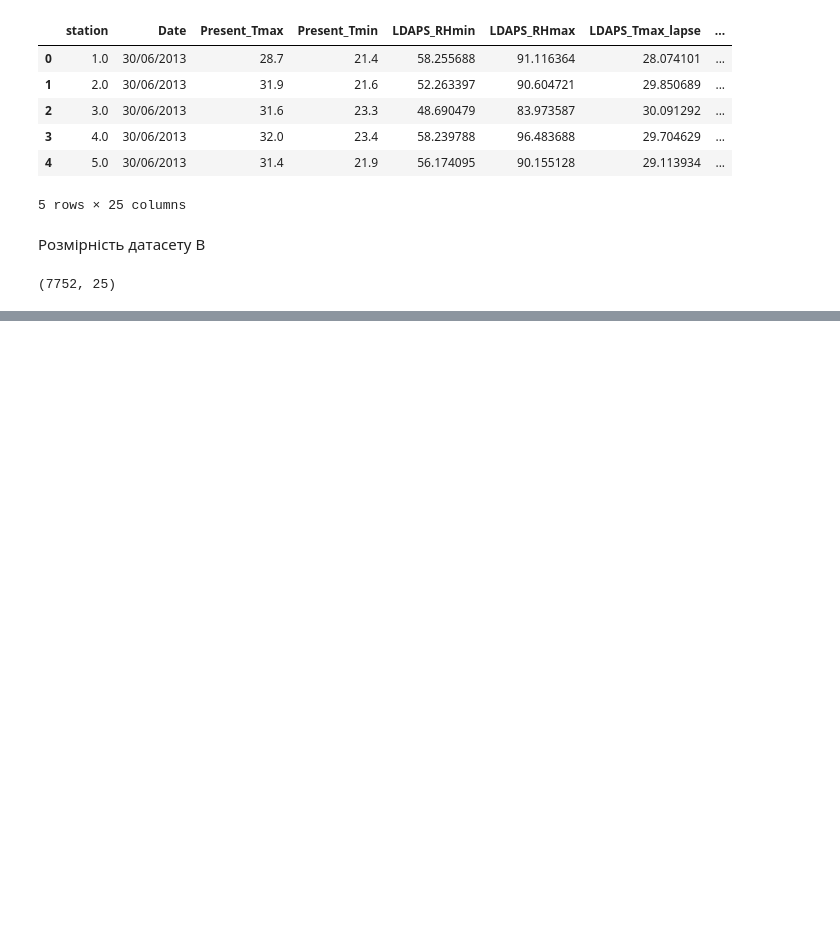
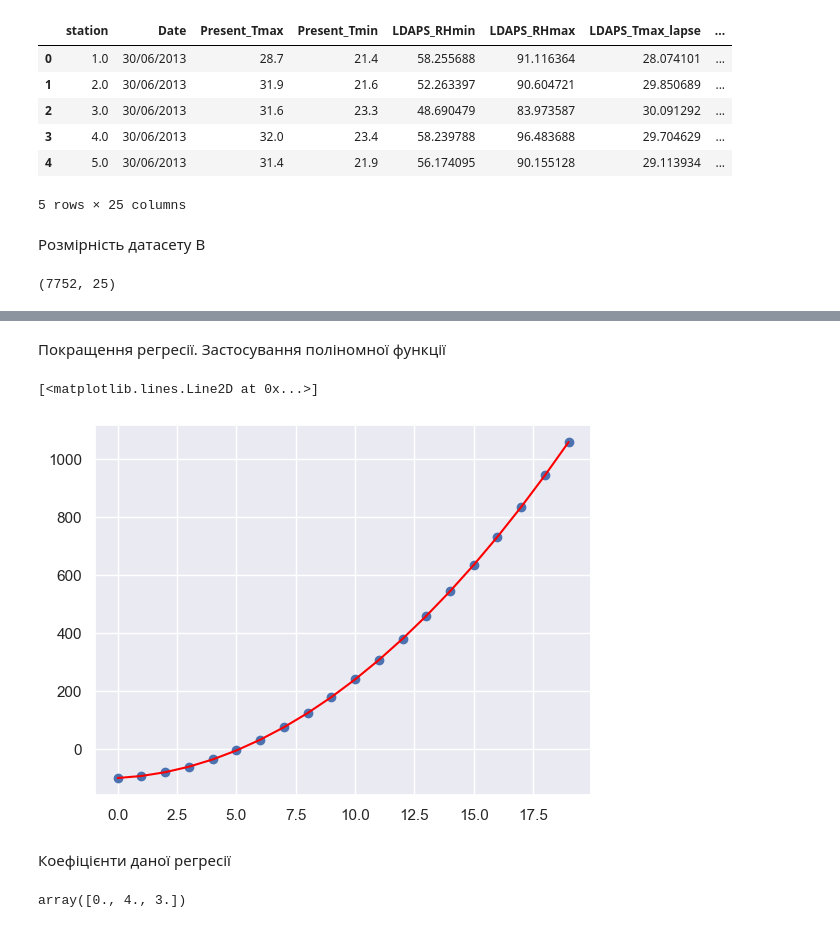
Before and after one commit to AlexandrZhygalov/ML_Course, a Jupyter notebook: 31.01.ipynb, the cells around one changed output, grey strips where cells are left out. Drawn from its saved outputs; the diff is of its cells as text; code cells hidden in the pictures; blank space fills up the shorter version.

```diff
--- a/31.01.ipynb
+++ b/31.01.ipynb
@@ -106,0 +146,22 @@ B.shape
+# %% [markdown]
+Покращення регресії. Застосування поліномної функції
+# %%
+from sklearn.preprocessing import PolynomialFeatures
+
+poly_model = PolynomialFeatures(degree=2)
+X_poly = poly_model.fit_transform(X[:, np.newaxis])
+
+m = LinearRegression()
+m.fit(X_poly, y)
+y_pred = m.predict(X_poly)
+plt.scatter(X, y)
+plt.plot(X, y_pred, color='red')
+# %% [output]
+[<matplotlib.lines.Line2D at 0x...>]
+[figure, added]
+# %% [markdown]
+Коефіцієнти даної регресії
+# %%
+m.coef_
+# %% [output]
+array([0., 4., 3.])
```
Also changed, not shown: parts of 11 cells of this notebook.
